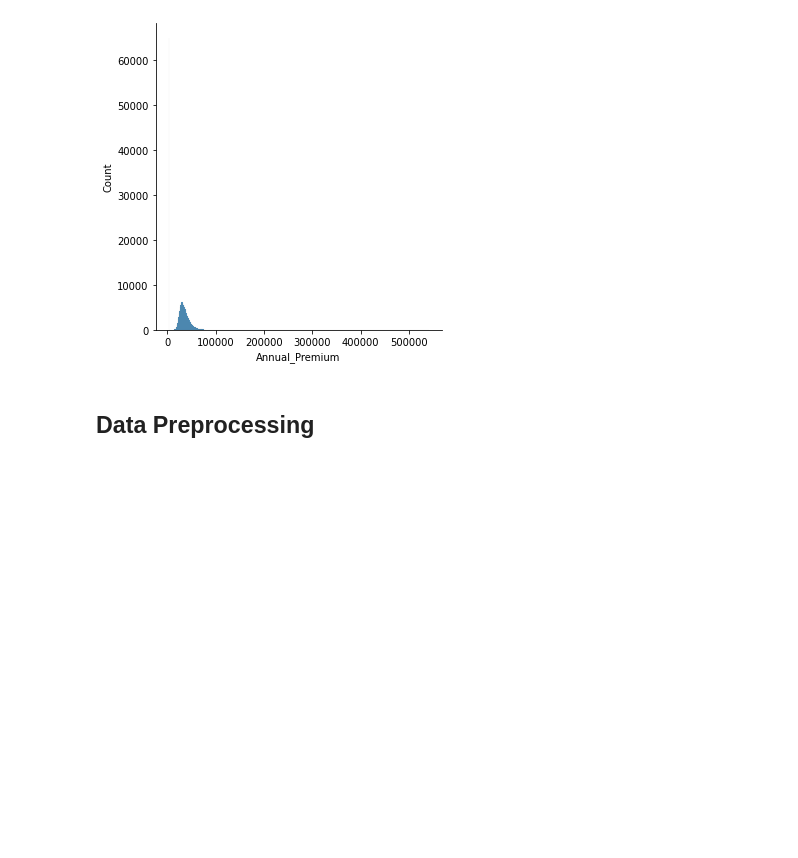
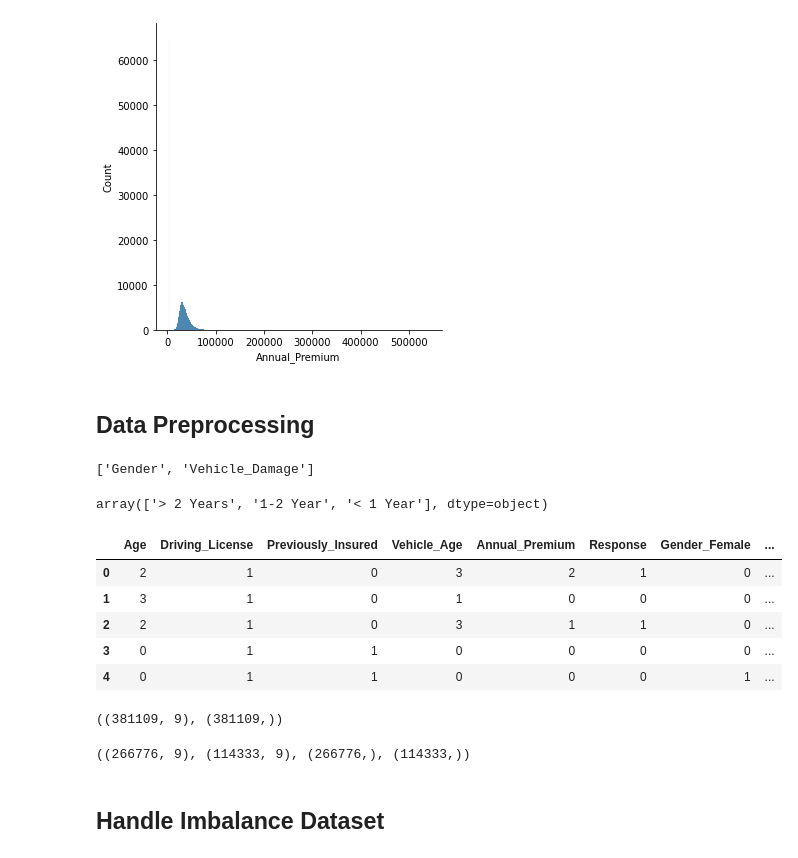
Before and after one commit to harendra263/Cross_sell_Prediction, a Jupyter notebook: nbs/2 - Exploratory Data Analysis.ipynb, the cells around one changed output. Saved outputs shown, nothing was run; the diff lists cells and outputs as text; code cells hidden in the pictures; blank space fills up the shorter version.

```diff
--- a/nbs/2 - Exploratory Data Analysis.ipynb
+++ b/nbs/2 - Exploratory Data Analysis.ipynb
@@ -106,0 +109,32 @@ sns.displot(df.Annual_Premium)
+# %%
+cat_cols = df.select_dtypes(include='object').columns.tolist()
+cat_cols.remove('Vehicle_Age')
+cat_cols
+# %% [output]
+['Gender', 'Vehicle_Damage']
+# %%
+df.Vehicle_Age.unique()
+# %% [output]
+array(['> 2 Years', '1-2 Year', '< 1 Year'], dtype=object)
+# %%
+def data_prep(df: pd.DataFrame, object_cols: List[str]) ->pd.DataFrame:
+    df = df.drop(['id', 'Policy_Sales_Channel', 'Vintage', 'Region_Code'], axis=1)
+    for col in object_cols:
+        df = pd.get_dummies(df, columns=[col], prefix=col)
+    df['Age'] = pd.cut(df['Age'], bins=[0, 29, 35, 50, 100])
+    df['Age'] = df.Age.cat.codes
+    df['Annual_Premium'] = pd.cut(df.Annual_Premium, bins=[0, 35000, 40000, 45000, 50000, np.inf])
+    df['Annual_Premium'] = df['Annual_Premium'].cat.codes
+    df['Vehicle_Age'] = df.Vehicle_Age.map({'< 1 Year': 0, '1-2 Year': 1, '> 2 Years': 3})
+    return df
+
+df1 = data_prep(df, object_cols=cat_cols)
+# %%
+df1.head()
+# %% [output]
+|  | Age | Driving_License | Previously_Insured | Vehicle_Age | Annual_Premium | Response | Gender_Female | ... |
+| 0 | 2 | 1 | 0 | 3 | 2 | 1 | 0 | ... |
+| 1 | 3 | 1 | 0 | 1 | 0 | 0 | 0 | ... |
+| 2 | 2 | 1 | 0 | 3 | 1 | 1 | 0 | ... |
+| 3 | 0 | 1 | 1 | 0 | 0 | 0 | 0 | ... |
+| 4 | 0 | 1 | 1 | 0 | 0 | 0 | 1 | ... |
@@ -106,0 +143,14 @@ sns.displot(df.Annual_Premium)
+# %%
+X = df1.drop("Response", axis=1)
+y = df1.Response
+
+X.shape, y.shape
+# %% [output]
+((381109, 9), (381109,))
+# %%
+X_train, X_test, Y_train, Y_test = train_test_split(X, y, test_size=0.3, random_state=42)
+X_train.shape, X_test.shape, Y_train.shape, Y_test.shape
+# %% [output]
+((266776, 9), (114333, 9), (266776,), (114333,))
+# %% [markdown]
+## Handle Imbalance Dataset
```
Also changed, not shown: parts of 15 cells of this notebook.
